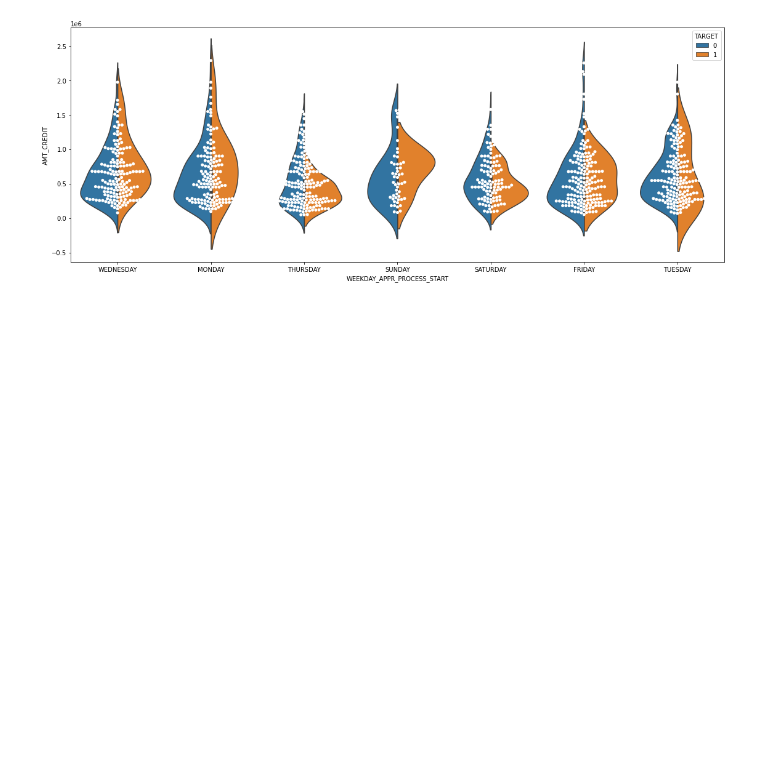
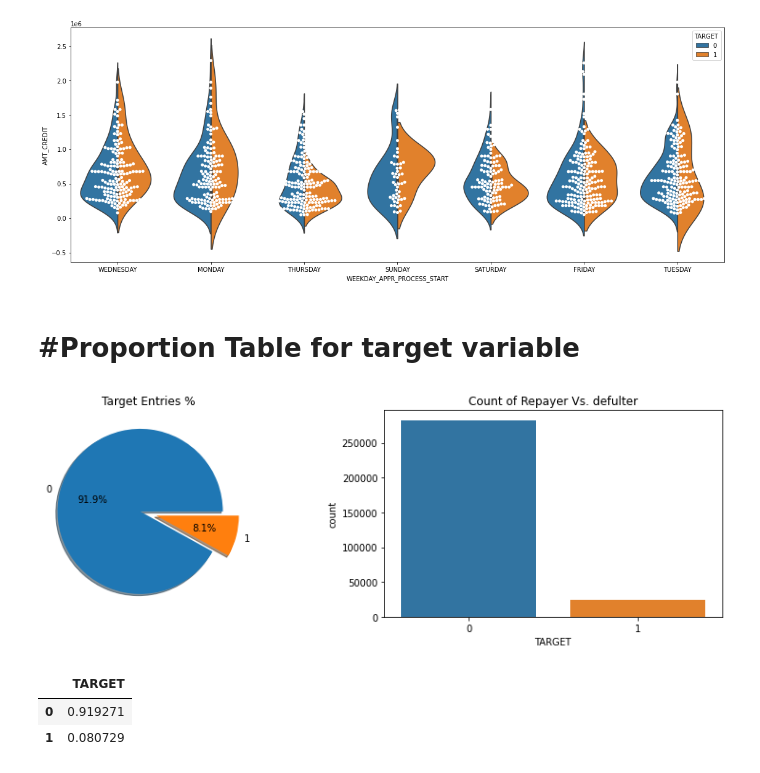
Before and after one commit to kelhoussaini/Home-Credit-Prediction, a Jupyter notebook: notebooks/build_Preparation_class.ipynb, the cells around one changed output. Drawn from its saved outputs; the diff is of its cells as text; code cells hidden in the pictures; blank space fills up the shorter version.

Commit message:
successful run..adding target Variable

```diff
--- a/notebooks/build_Preparation_class.ipynb
+++ b/notebooks/build_Preparation_class.ipynb
@@ -39,6 +39,7 @@ class Preparation:
         num_cols = [col for col in self.data.columns if (self.data[col].dtypes != "O")]
 
         return num_cols
+
 
     def plot_catcols_whole(self):
 
@@ -94,6 +95,24 @@ class Preparation:
             fig, ax = plt.subplots(figsize=(19, 7))
             sns.violinplot(x= catcol, y= numcol, hue = hue, split = split,  data = df_sample)
             sns.swarmplot(x= catcol, y= numcol, data=df_sample, color="White") ;
+
+    #Proportion Table for target variable
+    def targetVar(self, targ= "TARGET"):
+
+        dataframe = (self.data[targ].value_counts() / len(self.data)).to_frame()
+
+        fig, ax=plt.subplots(1,2,figsize=(14,4))
+
+        self.data[targ].value_counts().plot.pie(explode=[0.1,0.1],autopct='%1.1f%%',shadow=True,ax=ax[0])
+        ax[0].set_title("Target Entries %")
+        ax[0].set_ylabel('')
+
+        sns.countplot(x = targ, data = self.data, ax=ax[1])
+        ax[1].set_title('Count of Repayer Vs. defulter')
+
+        plt.show()
+
+        return dataframe
 # %%
 ex = Preparation()
 # %%
@@ -177,3 +196,12 @@ ex.plot_num_cat_cols(numcol= "AMT_CREDIT", catcol="OCCUPATION_TYPE")
 ex.plot_num_cat_cols(numcol= "AMT_CREDIT", catcol="WEEKDAY_APPR_PROCESS_START")
 # %% [output]
 [figure]
+# %% [markdown]
+# #Proportion Table for target variable
+# %%
+ex.targetVar()
+# %% [output]
+[figure, added]
+|  | TARGET |
+| 0 | 0.919271 |
+| 1 | 0.080729 |
```
